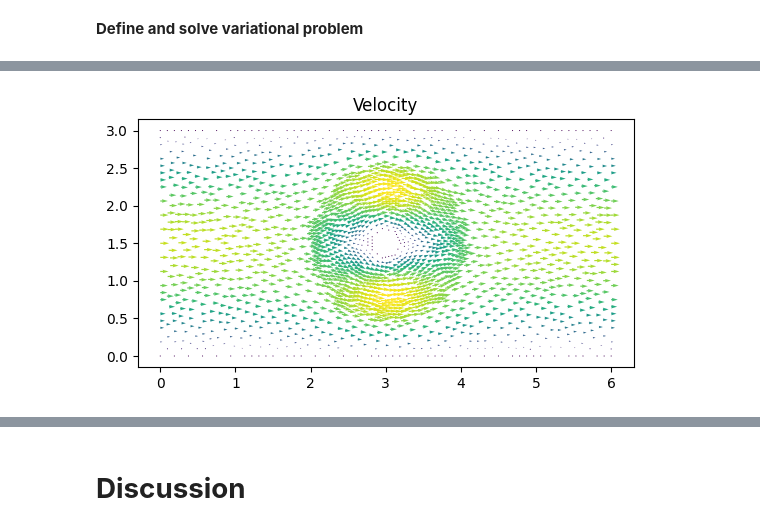
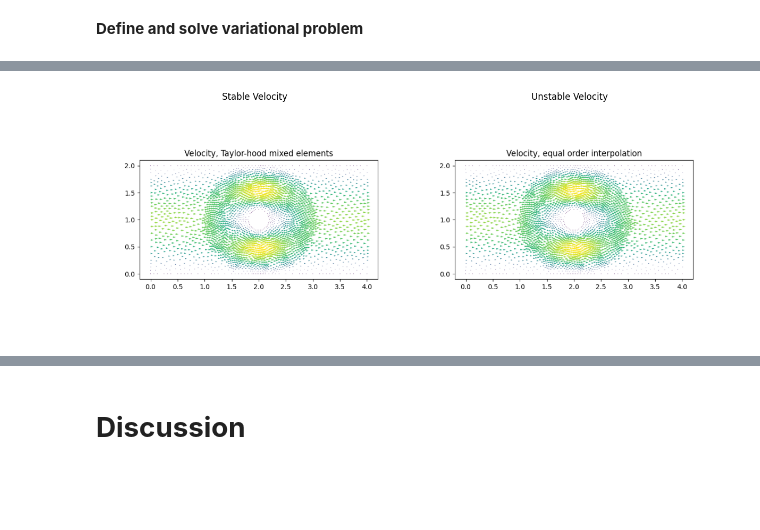
Before and after one commit to AdamHopkinss/DD2365, a Jupyter notebook: template_report_Stokes.ipynb, the cells around one changed output, grey strips where cells are left out. Saved outputs shown, nothing was run; the diff lists cells and outputs as text; code cells hidden in the pictures; blank space fills up the shorter version.

```diff
--- a/template_report_Stokes.ipynb
+++ b/template_report_Stokes.ipynb
@@ -102,8 +102,8 @@ and to implement the velocity boundary conditions we use a penalty formulation,
 **Define domain and mesh**
 # %%
 # Define rectangular domain
-L = 6
-H = 3
+L = 4
+H = 2
 
 # Generate mesh (examples with and without a hole in the mesh)
 # resolution = 32
@@ -194,6 +194,8 @@ residual = ( - p*div(v)*dx + inner(grad(u), grad(v))*dx + div(u)*q*dx +
 solve(residual == 0, w)
 # %%
 import os
+from IPython.display import Image, display
+import matplotlib.image as mpimg
 
 if stability == "stable":
   os.makedirs("results-NS-stable", exist_ok=True)
@@ -201,7 +203,33 @@ if stability == "stable":
   # Open files to export solution to Paraview
   file_u = File("results-NS-stable/u.pvd")
   file_p = File("results-NS-stable/p.pvd")
-  file_mesh = File("results-NS-stable/mesh.pvd")
+  u1 = project(u, V)
+  p1 = project(p, Q)
+
+  # Save solution to file
+  file_u << u1
+  file_p << p1
+
+  # Save plots so both can be displayed simultaneously (for comparison)
+  if os.path.exists("plot_stable.png"):
+    os.remove("plot_stable.png")
+  plt.figure()
+  plot(u1, title="Velocity, Taylor-hood mixed elements")
+  plt.savefig("plot_stable_v.png")
+  plt.close()
+  plt.figure()
+  plot(p1, title="Pressure, Taylor-hood mixed elements")
+  plt.savefig("plot_stable_p.png")
+  plt.close()
+  plt.figure()
+
+
+if stability == "unstable":
+  os.makedirs("results-NS-unstable", exist_ok=True)
+  !rm results-NS-unstable/*
+  # Open files to export solution to Paraview
+  file_u = File("results-NS-unstable/u.pvd")
+  file_p = File("results-NS-unstable/p.pvd")
 
   u1 = project(u, V)
   p1 = project(p, Q)
@@ -209,32 +237,46 @@ if stability == "stable":
   # Save solution to file
   file_u << u1
   file_p << p1
-  file_mesh << mesh
+  # Save plots so both can be displayed simultaneously (for comparison)
+  if os.path.exists("plot_stable.png"):
+    os.remove("plot_stable.png")
+  plt.figure()
+  plot(u1, title="Velocity, equal order interpolation")
+  plt.savefig("plot_unstable_v.png")
+  plt.close()
+  plt.figure()
+  plot(p1, title="Pressure, equal order interpolation")
+  plt.savefig("plot_unstable_p.png")
+  plt.close()
+  plt.figure()
 
-if stability == "unstable":
-  os.makedirs("results-NS-unstable", exist_ok=True)
-  !rm results-NS-unstable/*
-  # Open files to export solution to Paraview
-  file_u = File("results-NS-unstable/u.pvd")
-  file_p = File("results-NS-unstable/p.pvd")
-  file_mesh = File("results-NS-unstable/mesh.pvd")
+# Plot both solutions (stable and unstable)
+# Velocity comparison
+fig, axs = plt.subplots(1, 2, figsize=(12, 5))
+axs[0].imshow(mpimg.imread("plot_stable_v.png"))
+axs[0].set_title("Stable Velocity")
+axs[0].axis("off")
 
-  u1 = project(u, V)
-  p1 = project(p, Q)
+axs[1].imshow(mpimg.imread("plot_unstable_v.png"))
+axs[1].set_title("Unstable Velocity")
+axs[1].axis("off")
 
-  # Save solution to file
-  file_u << u1
-  file_p << p1
-  file_mesh << mesh
+plt.tight_layout()
+plt.show()
 
-# Plot the current solution
-plt.figure()
-plot(u1, title="Velocity")
+# Pressure comparison
+fig, axs = plt.subplots(1, 2, figsize=(12, 5))
+axs[0].imshow(mpimg.imread("plot_stable_p.png"))
+axs[0].set_title("Stable Pressure")
+axs[0].axis("off")
 
-plt.figure()
-plot(p1, title="Pressure")
+axs[1].imshow(mpimg.imread("plot_unstable_p.png"))
+axs[1].set_title("Unstable Pressure")
+axs[1].axis("off")
 
+plt.tight_layout()
 plt.show()
+
 
 # Export files
 #!tar -czvf results-Stokes.tar.gz results-NS
@@ -243 +286 @@ plt.show()
-[figure, old version]
+[figure, new version]
```
Also changed, not shown: parts of 3 cells of this notebook.
